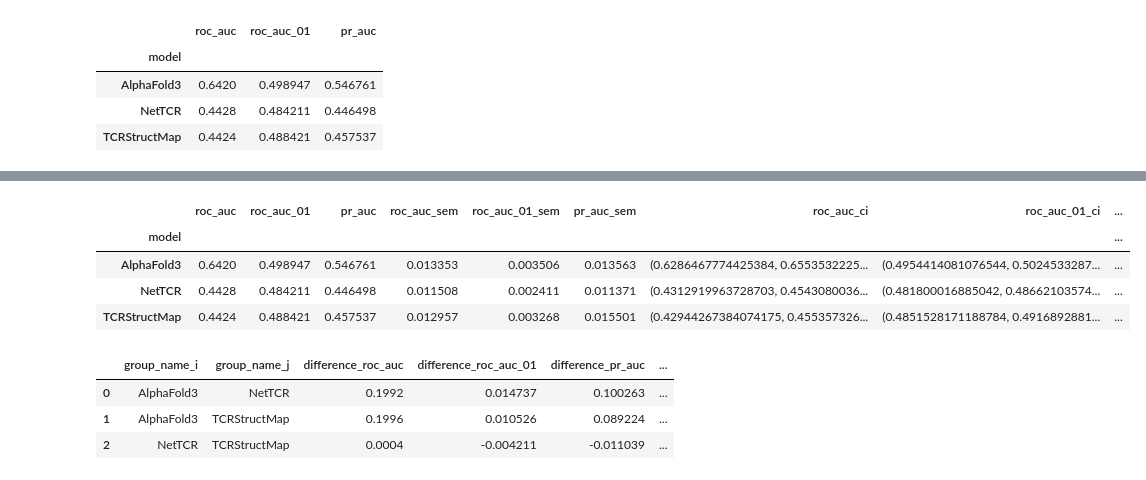
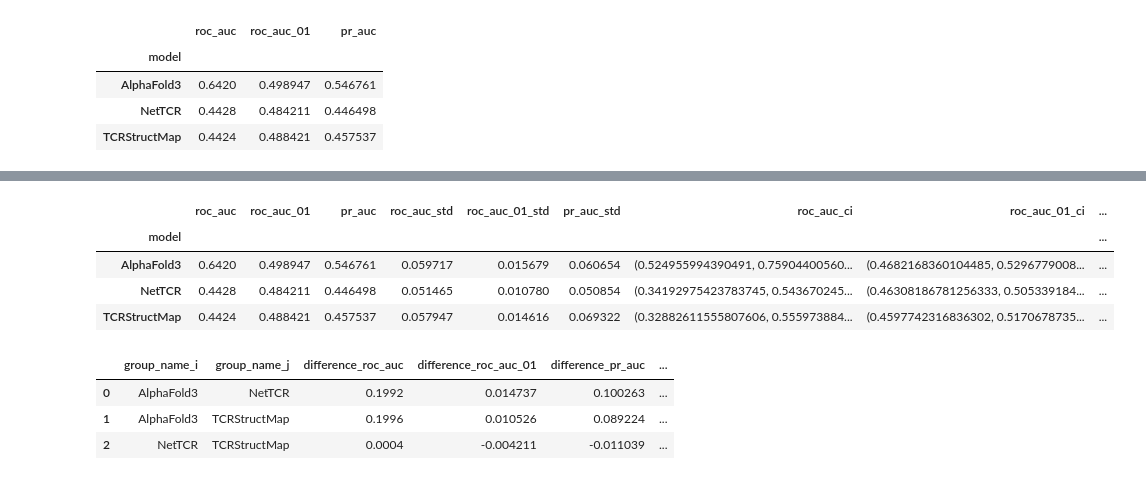
Before and after one commit to benjiemc/tcr-pmhc-predicted-structures, a Jupyter notebook: notebooks/benchmark_alphafold3_against_sequence_models.ipynb, the cells around one changed output, grey strips where cells are left out. Cells and saved outputs as stored; diff of their text form; code cells hidden in the pictures.

```diff
--- a/notebooks/benchmark_alphafold3_against_sequence_models.ipynb
+++ b/notebooks/benchmark_alphafold3_against_sequence_models.ipynb
@@ -12,6 +12,8 @@ import pingouin as pg
 import seaborn as sns
 from scipy import stats
 from sklearn.metrics import auc, precision_recall_curve, roc_auc_score
+# %%
+SIGNIFICANCE_LEVEL = 0.05
 # %%
 sequences_100_unbalanced = pd.read_csv('../data/interim/sequences_sample_100_unbalanced.csv', index_col='index')
 sequences_100_unbalanced.index = sequences_100_unbalanced.index.astype(str)
@@ -181,17 +183,23 @@ for metric_name in ('roc_auc', 'roc_auc_01', 'pr_auc'):
 # %%
-scores_agg = metric_scores.join(boot_strap_scores.set_index('sample_num').groupby('model').agg('sem'), rsuffix='_sem')
+norm_val = stats.norm.ppf(1 - SIGNIFICANCE_LEVEL / 2)
+
+scores_agg = metric_scores.join(boot_strap_scores.set_index('sample_num').groupby('model').agg('std'), rsuffix='_std')
 for metric in 'roc_auc', 'roc_auc_01', 'pr_auc':
     scores_agg[f'{metric}_ci'] = scores_agg.apply(
-        lambda row, metric=metric: (row[metric] - row[f'{metric}_sem'], row[metric] + row[f'{metric}_sem']), axis=1
+        lambda row, metric=metric, norm_val=norm_val: (
+            row[metric] - norm_val * row[f'{metric}_std'],
+            row[metric] + norm_val * row[f'{metric}_std'],
+        ),
+        axis=1,
     )
 
 scores_agg
 # %% [output]
-|  | roc_auc | roc_auc_01 | pr_auc | roc_auc_sem | roc_auc_01_sem | pr_auc_sem | roc_auc_ci | roc_auc_01_ci | ... |
+|  | roc_auc | roc_auc_01 | pr_auc | roc_auc_std | roc_auc_01_std | pr_auc_std | roc_auc_ci | roc_auc_01_ci | ... |
 | model |  |  |  |  |  |  |  |  | ... |
-| AlphaFold3 | 0.6420 | 0.498947 | 0.546761 | 0.013353 | 0.003506 | 0.013563 | (0.6286467774425384, 0.6553532225... | (0.4954414081076544, 0.5024533287... | ... |
-| NetTCR | 0.4428 | 0.484211 | 0.446498 | 0.011508 | 0.002411 | 0.011371 | (0.4312919963728703, 0.4543080036... | (0.481800016885042, 0.48662103574... | ... |
-| TCRStructMap | 0.4424 | 0.488421 | 0.457537 | 0.012957 | 0.003268 | 0.015501 | (0.42944267384074175, 0.455357326... | (0.4851528171188784, 0.4916892881... | ... |
+| AlphaFold3 | 0.6420 | 0.498947 | 0.546761 | 0.059717 | 0.015679 | 0.060654 | (0.524955994390491, 0.75904400560... | (0.4682168360104485, 0.5296779008... | ... |
+| NetTCR | 0.4428 | 0.484211 | 0.446498 | 0.051465 | 0.010780 | 0.050854 | (0.34192975423783745, 0.543670245... | (0.46308186781256333, 0.505339184... | ... |
+| TCRStructMap | 0.4424 | 0.488421 | 0.457537 | 0.057947 | 0.014616 | 0.069322 | (0.32882611555807606, 0.555973884... | (0.4597742316836302, 0.5170678735... | ... |
 # %%
 def calculate_differences(sample_groups: pd.DataFrame) -> pd.DataFrame:
     groups = list(sample_groups.groupby('model'))
```
Also changed, not shown: parts of 2 cells of this notebook, 4 other files.
